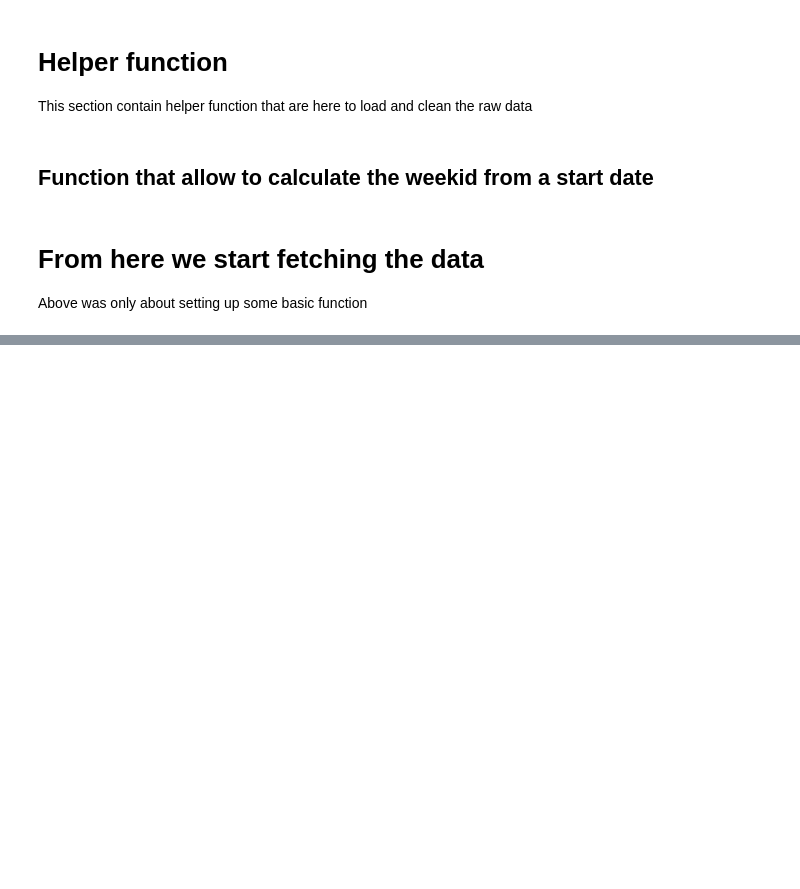
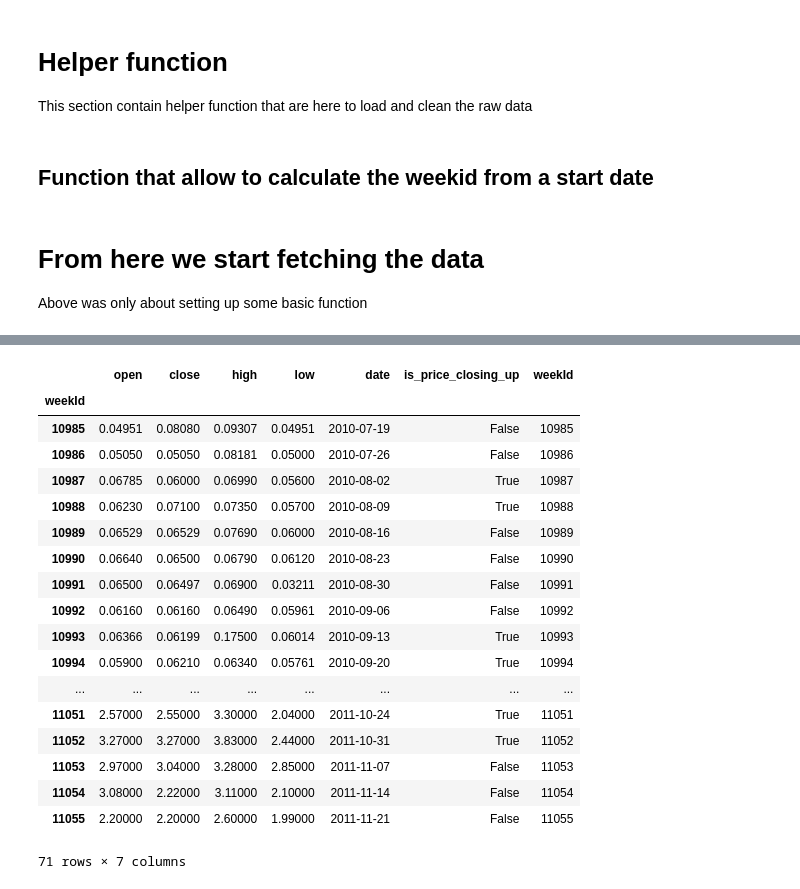
Before and after one commit to hyperwave-research/research, a Jupyter notebook: hyperwave_find_phases.ipynb, the cells around one changed output, grey strips where cells are left out. Drawn from its saved outputs; the diff is of its cells as text; code cells hidden in the pictures; blank space fills up the shorter version.

```diff
--- a/hyperwave_find_phases.ipynb
+++ b/hyperwave_find_phases.ipynb
@@ -743,3 +793,25 @@ See the caveats in the documentation: http://pandas.pydata.org/pandas-docs/stabl
+# %%
+df_weekly_price.loc[:11055]
+# %% [output]
+|  | open | close | high | low | date | is_price_closing_up | weekId |
+| weekId |  |  |  |  |  |  |  |
+| 10985 | 0.04951 | 0.08080 | 0.09307 | 0.04951 | 2010-07-19 | False | 10985 |
+| 10986 | 0.05050 | 0.05050 | 0.08181 | 0.05000 | 2010-07-26 | False | 10986 |
+| 10987 | 0.06785 | 0.06000 | 0.06990 | 0.05600 | 2010-08-02 | True | 10987 |
+| 10988 | 0.06230 | 0.07100 | 0.07350 | 0.05700 | 2010-08-09 | True | 10988 |
+| 10989 | 0.06529 | 0.06529 | 0.07690 | 0.06000 | 2010-08-16 | False | 10989 |
+| 10990 | 0.06640 | 0.06500 | 0.06790 | 0.06120 | 2010-08-23 | False | 10990 |
+| 10991 | 0.06500 | 0.06497 | 0.06900 | 0.03211 | 2010-08-30 | False | 10991 |
+| 10992 | 0.06160 | 0.06160 | 0.06490 | 0.05961 | 2010-09-06 | False | 10992 |
+| 10993 | 0.06366 | 0.06199 | 0.17500 | 0.06014 | 2010-09-13 | True | 10993 |
+| 10994 | 0.05900 | 0.06210 | 0.06340 | 0.05761 | 2010-09-20 | True | 10994 |
+| ... | ... | ... | ... | ... | ... | ... | ... |
+| 11051 | 2.57000 | 2.55000 | 3.30000 | 2.04000 | 2011-10-24 | True | 11051 |
+| 11052 | 3.27000 | 3.27000 | 3.83000 | 2.44000 | 2011-10-31 | True | 11052 |
+| 11053 | 2.97000 | 3.04000 | 3.28000 | 2.85000 | 2011-11-07 | False | 11053 |
+| 11054 | 3.08000 | 2.22000 | 3.11000 | 2.10000 | 2011-11-14 | False | 11054 |
+| 11055 | 2.20000 | 2.20000 | 2.60000 | 1.99000 | 2011-11-21 | False | 11055 |
+71 rows × 7 columns
 # %%
 df = df_weekly_price_until_max
 max_weekId = 9689
```
Also changed, not shown: parts of 15 cells of this notebook.
